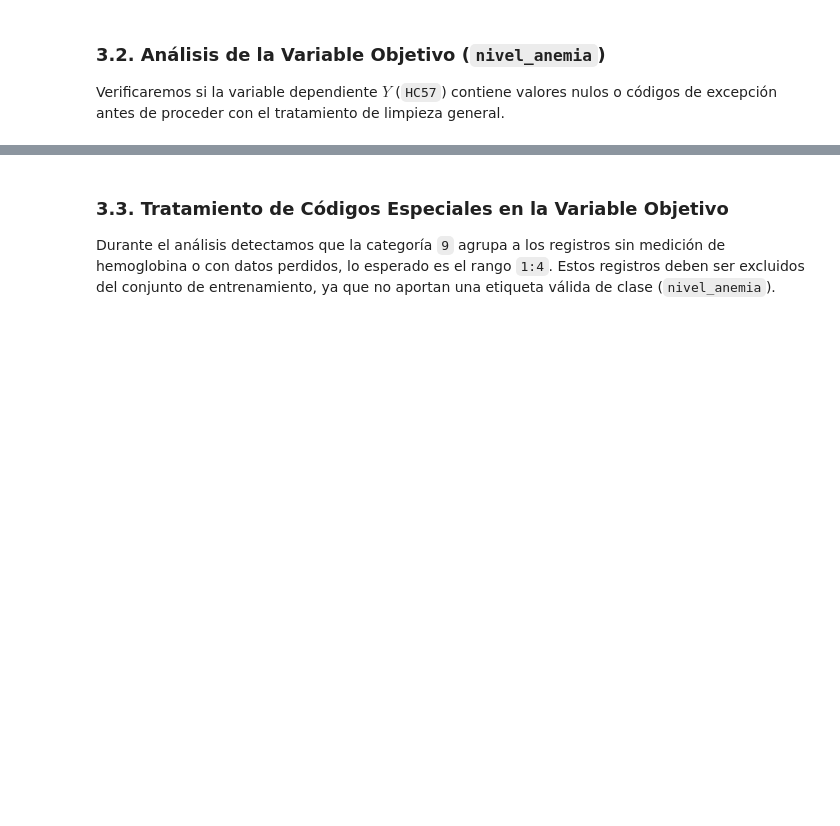
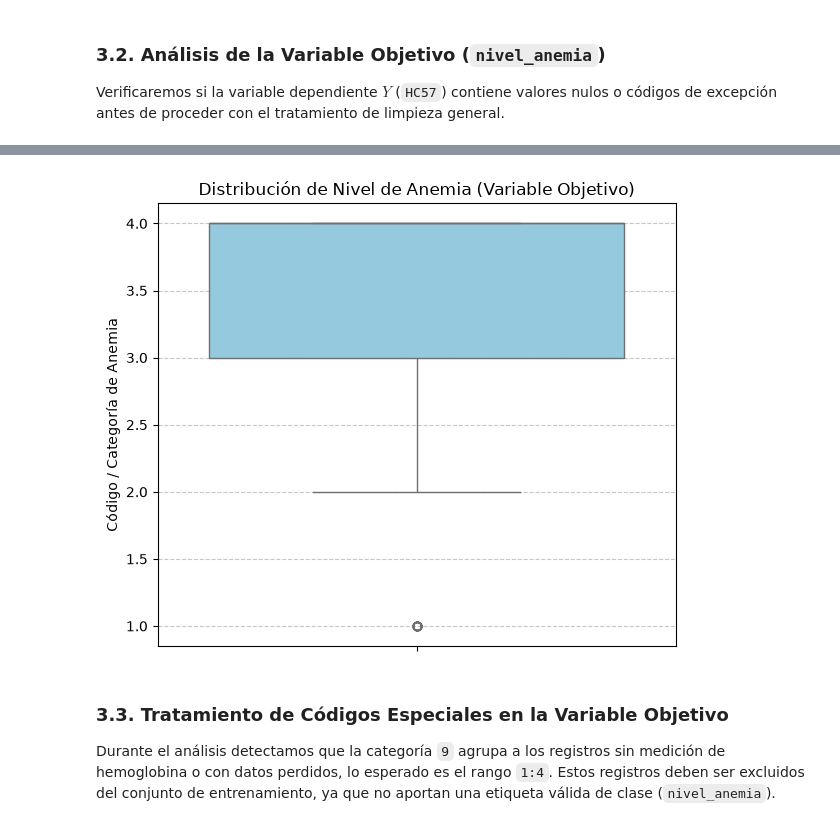
Before and after one commit to Biasphy/AnemiaLDA, a Jupyter notebook: Notebooks/main.ipynb, the cells around one changed output, grey strips where cells are left out. Drawn from its saved outputs; the diff is of its cells as text; code cells hidden in the pictures; blank space fills up the shorter version.

Commit message:
Avance sobre limpieza con boxplot y todo en int64

```diff
--- a/Notebooks/main.ipynb
+++ b/Notebooks/main.ipynb
@@ -194,3 +195,15 @@ Distribución actual de categorías en 'nivel_anemia':
+# %%
+plt.figure(figsize=(6, 5))
+sns.boxplot(y=df_subset['nivel_anemia'], color='skyblue')
+
+plt.title('Distribución de Nivel de Anemia (Variable Objetivo)')
+plt.ylabel('Código / Categoría de Anemia')
+plt.grid(axis='y', linestyle='--', alpha=0.7)
+
+plt.tight_layout()
+plt.show()
+# %% [output]
+[figure, added]
 # %% [markdown]
 ### 3.3. Tratamiento de Códigos Especiales en la Variable Objetivo
 Durante el análisis detectamos que la categoría `9` agrupa a los registros sin medición de hemoglobina o con datos perdidos, lo esperado es el rango `1:4`. Estos registros deben ser excluidos del conjunto de entrenamiento, ya que no aportan una etiqueta válida de clase (`nivel_anemia`).
```
Also changed, not shown: parts of 6 cells of this notebook.
